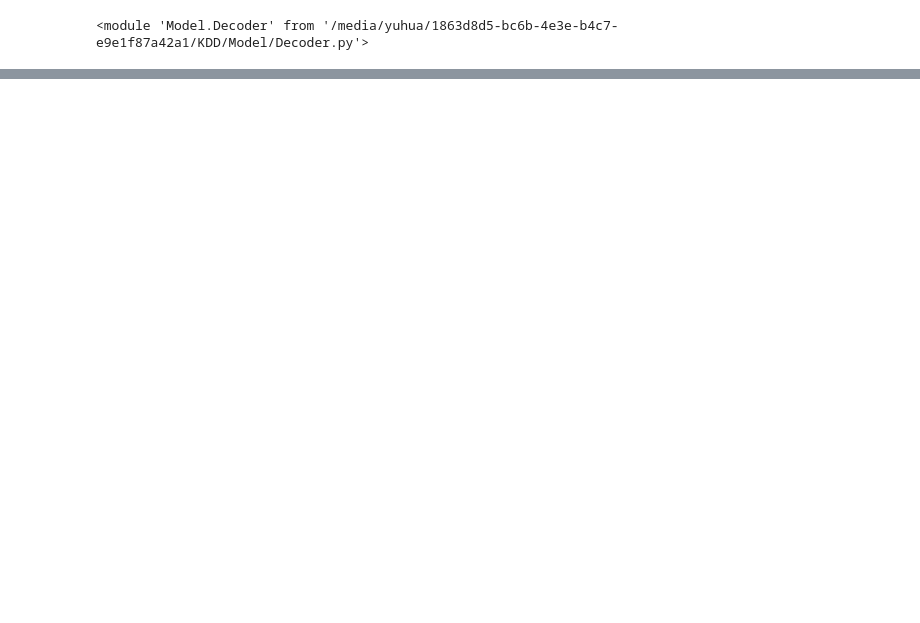
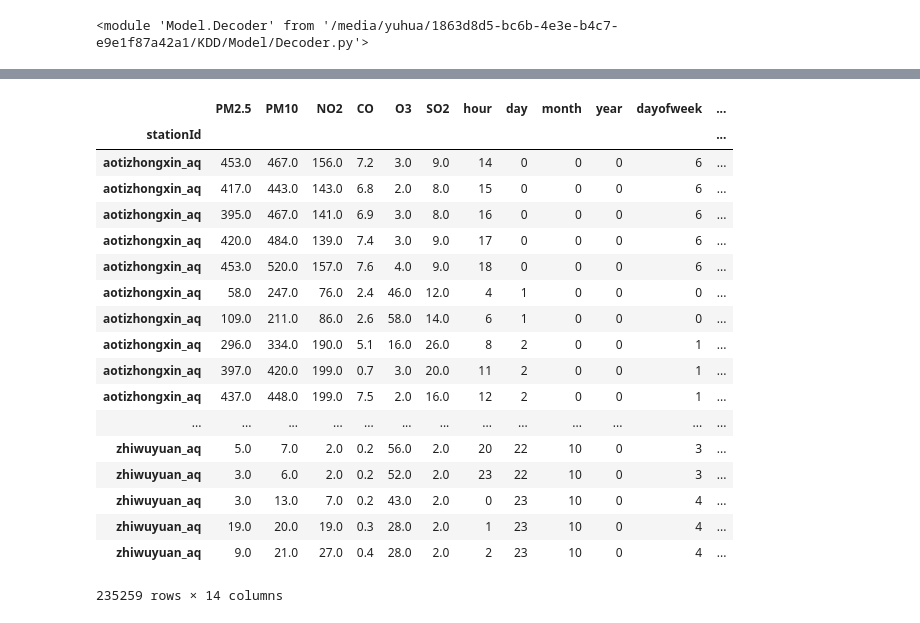
Before and after one commit to ss12f32v/KDD, a Jupyter notebook: seq2seq_data.ipynb, the cells around one changed output, grey strips where cells are left out. Cells and saved outputs as stored; diff of their text form; code cells hidden in the pictures; blank space fills up the shorter version.

```diff
--- a/seq2seq_data.ipynb
+++ b/seq2seq_data.ipynb
@@ -23,2 +45,24 @@ data_tran = DataTransformer(path = "Data/beijing/beijing_2017_1_2018_3_aq.csv",
+# %%
+ data_tran.data
+# %% [output]
+|  | PM2.5 | PM10 | NO2 | CO | O3 | SO2 | hour | day | month | year | dayofweek | ... |
+| stationId |  |  |  |  |  |  |  |  |  |  |  | ... |
+| aotizhongxin_aq | 453.0 | 467.0 | 156.0 | 7.2 | 3.0 | 9.0 | 14 | 0 | 0 | 0 | 6 | ... |
+| aotizhongxin_aq | 417.0 | 443.0 | 143.0 | 6.8 | 2.0 | 8.0 | 15 | 0 | 0 | 0 | 6 | ... |
+| aotizhongxin_aq | 395.0 | 467.0 | 141.0 | 6.9 | 3.0 | 8.0 | 16 | 0 | 0 | 0 | 6 | ... |
+| aotizhongxin_aq | 420.0 | 484.0 | 139.0 | 7.4 | 3.0 | 9.0 | 17 | 0 | 0 | 0 | 6 | ... |
+| aotizhongxin_aq | 453.0 | 520.0 | 157.0 | 7.6 | 4.0 | 9.0 | 18 | 0 | 0 | 0 | 6 | ... |
+| aotizhongxin_aq | 58.0 | 247.0 | 76.0 | 2.4 | 46.0 | 12.0 | 4 | 1 | 0 | 0 | 0 | ... |
+| aotizhongxin_aq | 109.0 | 211.0 | 86.0 | 2.6 | 58.0 | 14.0 | 6 | 1 | 0 | 0 | 0 | ... |
+| aotizhongxin_aq | 296.0 | 334.0 | 190.0 | 5.1 | 16.0 | 26.0 | 8 | 2 | 0 | 0 | 1 | ... |
+| aotizhongxin_aq | 397.0 | 420.0 | 199.0 | 0.7 | 3.0 | 20.0 | 11 | 2 | 0 | 0 | 1 | ... |
+| aotizhongxin_aq | 437.0 | 448.0 | 199.0 | 7.5 | 2.0 | 16.0 | 12 | 2 | 0 | 0 | 1 | ... |
+| ... | ... | ... | ... | ... | ... | ... | ... | ... | ... | ... | ... | ... |
+| zhiwuyuan_aq | 5.0 | 7.0 | 2.0 | 0.2 | 56.0 | 2.0 | 20 | 22 | 10 | 0 | 3 | ... |
+| zhiwuyuan_aq | 3.0 | 6.0 | 2.0 | 0.2 | 52.0 | 2.0 | 23 | 22 | 10 | 0 | 3 | ... |
+| zhiwuyuan_aq | 3.0 | 13.0 | 7.0 | 0.2 | 43.0 | 2.0 | 0 | 23 | 10 | 0 | 4 | ... |
+| zhiwuyuan_aq | 19.0 | 20.0 | 19.0 | 0.3 | 28.0 | 2.0 | 1 | 23 | 10 | 0 | 4 | ... |
+| zhiwuyuan_aq | 9.0 | 21.0 | 27.0 | 0.4 | 28.0 | 2.0 | 2 | 23 | 10 | 0 | 4 | ... |
+235259 rows × 14 columns
 # %%
 batch, label = next(data_tran.mini_batch_generator(data_tran.every_station_data[0]))
```
Also changed, not shown: parts of 16 cells of this notebook, 20 other files.
